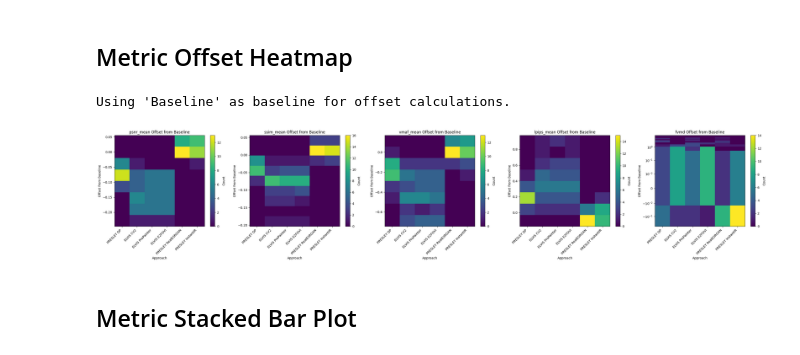
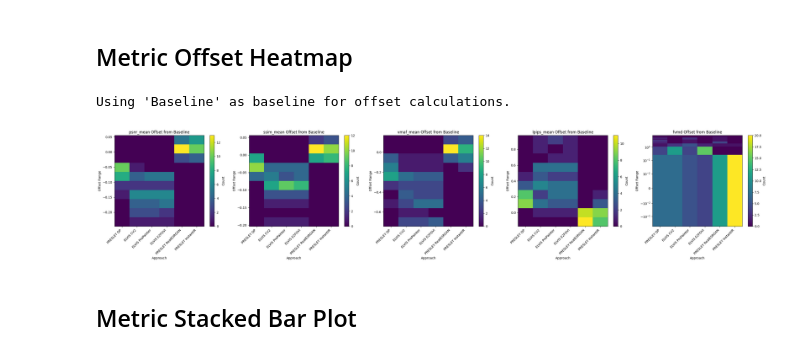
Before and after one commit to emanuele-artioli/elvis, a Jupyter notebook: plot_grid_search_results.ipynb, the cells around one changed output. Drawn from its saved outputs; the diff is of its cells as text; code cells hidden in the pictures.

```diff
--- a/plot_grid_search_results.ipynb
+++ b/plot_grid_search_results.ipynb
@@ -1902,6 +1902,7 @@ def _plot_metric_offset_heatmap(
     output_path: Path,
     dpi: int,
     show_plot: bool,
+    n_bins: int = 10,
 ) -> None:
     metrics_to_plot = [metric for metric in metrics if metric_points.get(metric)]
     if not metrics_to_plot:
@@ -1959,8 +1960,10 @@ def _plot_metric_offset_heatmap(
             ax.set_visible(False)
             continue
 
-        # Auto bins based on all offsets for this metric
-        bins = np.histogram_bin_edges(all_offsets, bins='auto')
+        # Create bins based on offset range
+        min_offset = min(all_offsets)
+        max_offset = max(all_offsets)
+        bins = np.linspace(min_offset, max_offset, n_bins + 1)
 
         sorted_approaches = [a for a in unique_approaches if a in offsets]
         heatmap_data = np.zeros((len(bins)-1, len(sorted_approaches)))
@@ -1971,35 +1974,35 @@ def _plot_metric_offset_heatmap(
             heatmap_data[:, col_idx] = hist
 
         # Use pcolormesh to handle potentially non-uniform bins and allow log scaling
         X, Y = np.meshgrid(np.arange(len(sorted_approaches) + 1), bins)
         im = ax.pcolormesh(X, Y, heatmap_data, cmap='viridis', shading='flat')
 
         ax.set_xticks(np.arange(len(sorted_approaches)) + 0.5)
         ax.set_xticklabels(sorted_approaches, rotation=45, ha='right')
         ax.set_title(f"{metric} Offset from {baseline_name}")
         ax.set_xlabel("Approach")
-        ax.set_ylabel("Offset from Baseline")
+        ax.set_ylabel("Offset Range")
 
         if "fvmd" in metric.lower():
              ax.set_yscale("symlog", linthresh=0.01)
 
         plt.colorbar(im, ax=ax, label="Count")
 
     for ax in axes_iter[len(metrics_to_plot) :]:
         ax.remove()
 
     fig.tight_layout()
     if show_plot:
         plt.show()
     else:
         plt.close(fig)
 
 if 'metric_points' in locals() and metric_points:
     heatmap_output = OUTPUT_DIR / "metric_offset_heatmap.png"
     _plot_metric_offset_heatmap(metric_points, metrics, approaches, heatmap_output, DPI, SHOW_PLOT)
 # %% [output]
 Using 'Baseline' as baseline for offset calculations.
-[figure, old version]
+[figure, new version]
 # %% [markdown]
 ## Metric Stacked Bar Plot
 # %%
```
Also changed, not shown: 5 other files.
